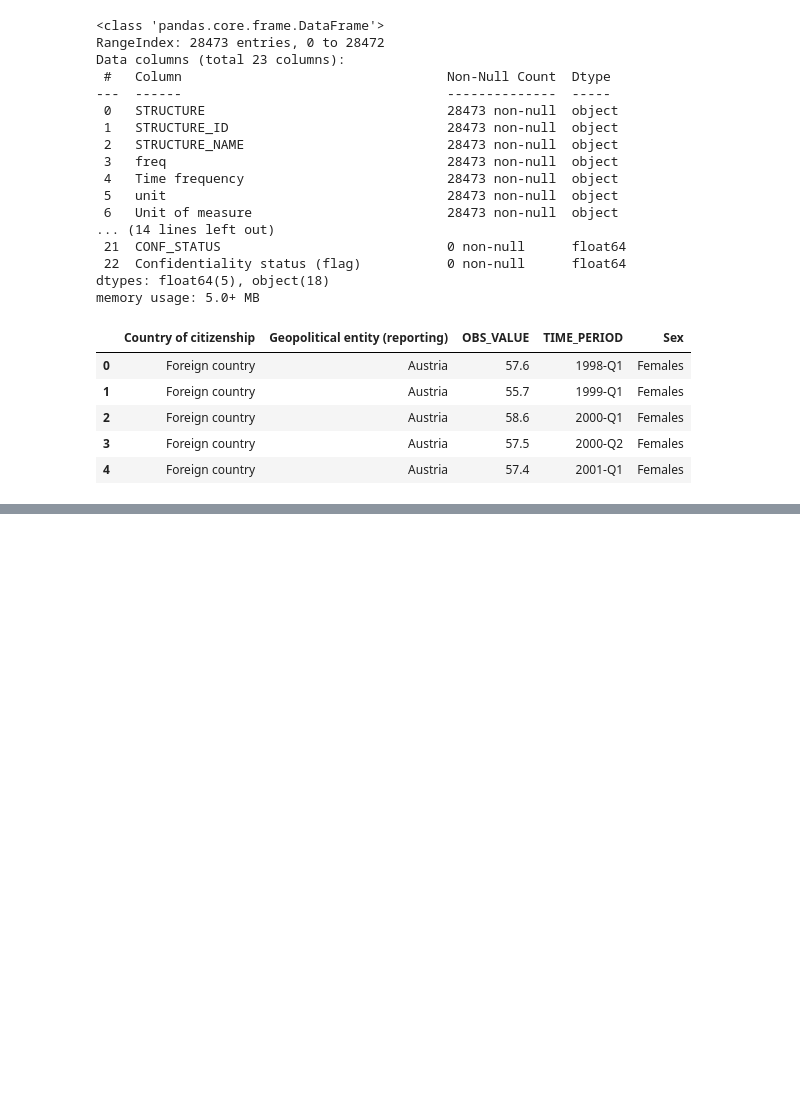
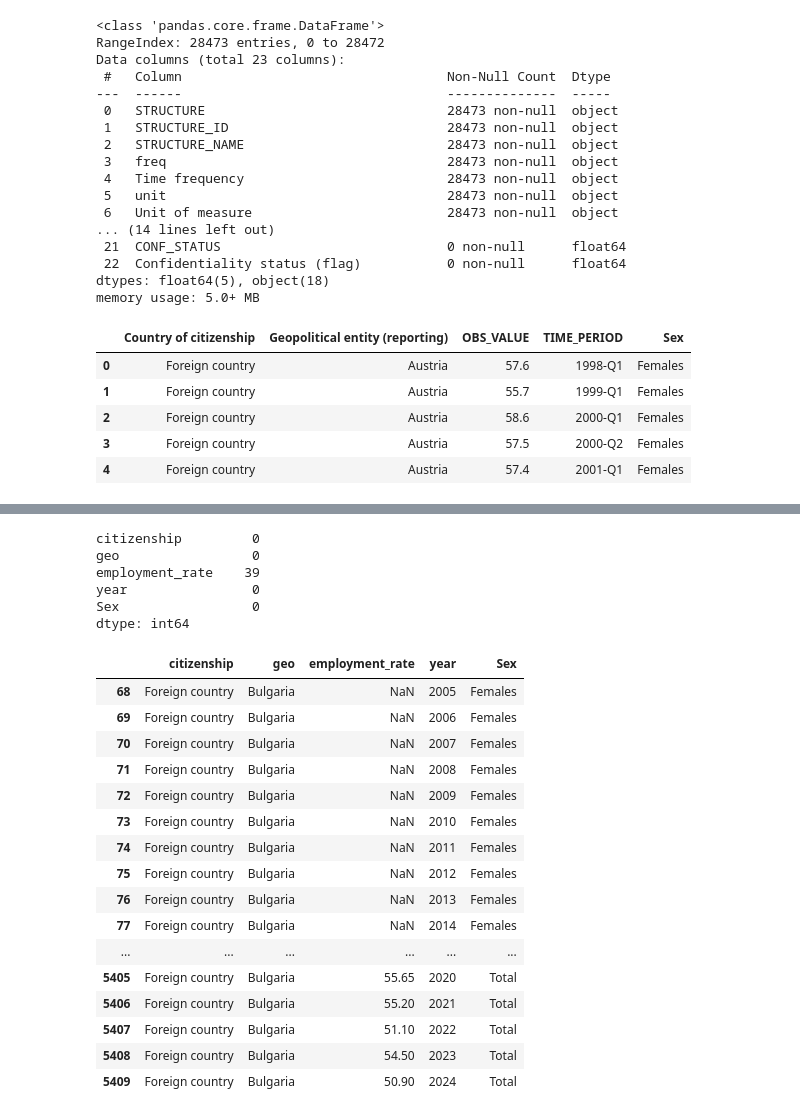
Before and after one commit to natix-x/Data-mining-in-Migration-Analysis, a Jupyter notebook: data_preprocessing/other/employment_rates.ipynb, the cells around one changed output, grey strips where cells are left out. Saved outputs shown, nothing was run; the diff lists cells and outputs as text; code cells hidden in the pictures; blank space fills up the shorter version.

Commit message:
Added data analysis - migration vs labor market | employment rates - yearly & processing of data connected with employmnet/unemploymnet rates over time (quarterly & yearly).

```diff
--- a/data_preprocessing/other/employment_rates.ipynb
+++ b/data_preprocessing/other/employment_rates.ipynb
@@ -79,0 +153,2 @@ df.to_csv("../../processed_data/employmnet_rates.csv", index=False)
+# %%
+an_df = an_df[["Country of citizenship", "Geopolitical entity (reporting)", "OBS_VALUE", "TIME_PERIOD", "Sex"]]
@@ -79,0 +173,43 @@ df.to_csv("../../processed_data/employmnet_rates.csv", index=False)
+# %%
+an_df = an_df.rename(columns={
+    "Geopolitical entity (reporting)": "geo",
+    "TIME_PERIOD": "year",
+    "OBS_VALUE": "employment_rate",
+    "Country of citizenship": "citizenship"
+})
+# %%
+an_df = an_df.sort_values(by=['geo', 'citizenship', 'Sex', 'year'])
+an_df['employment_rate'] = an_df.groupby(['geo', 'citizenship', 'Sex'])['employment_rate']\
+                                 .transform(lambda group: group.interpolate(method='linear').ffill().bfill())
+# %%
+an_df.isna().sum()
+# %% [output]
+citizenship         0
+geo                 0
+employment_rate    39
+year                0
+Sex                 0
+dtype: int64
+# %%
+selected_countries = ["Poland", "Bulgaria", "Romania", "Hungary", "France", "Italy", "Germany", "Sweden", "Spain"]
+temp = an_df[(an_df['geo'].isin(selected_countries)) & (an_df['year'] >= 2005)]
+# %%
+temp[(temp['citizenship'] == 'Foreign country') & (temp['geo'] == 'Bulgaria')]
+# %% [output]
+|  | citizenship | geo | employment_rate | year | Sex |
+| 68 | Foreign country | Bulgaria | NaN | 2005 | Females |
+| 69 | Foreign country | Bulgaria | NaN | 2006 | Females |
+| 70 | Foreign country | Bulgaria | NaN | 2007 | Females |
+| 71 | Foreign country | Bulgaria | NaN | 2008 | Females |
+| 72 | Foreign country | Bulgaria | NaN | 2009 | Females |
+| 73 | Foreign country | Bulgaria | NaN | 2010 | Females |
+| 74 | Foreign country | Bulgaria | NaN | 2011 | Females |
+| 75 | Foreign country | Bulgaria | NaN | 2012 | Females |
+| 76 | Foreign country | Bulgaria | NaN | 2013 | Females |
+| 77 | Foreign country | Bulgaria | NaN | 2014 | Females |
+| ... | ... | ... | ... | ... | ... |
+| 5405 | Foreign country | Bulgaria | 55.65 | 2020 | Total |
+| 5406 | Foreign country | Bulgaria | 55.20 | 2021 | Total |
+| 5407 | Foreign country | Bulgaria | 51.10 | 2022 | Total |
+| 5408 | Foreign country | Bulgaria | 54.50 | 2023 | Total |
+| 5409 | Foreign country | Bulgaria | 50.90 | 2024 | Total |
```
Also changed, not shown: parts of 16 cells of this notebook, 3 other files.
